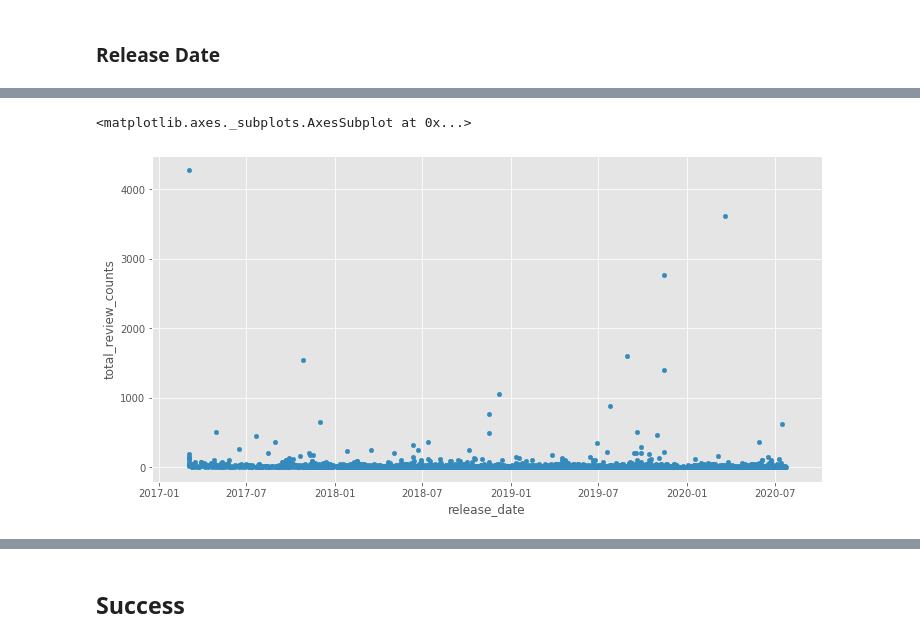
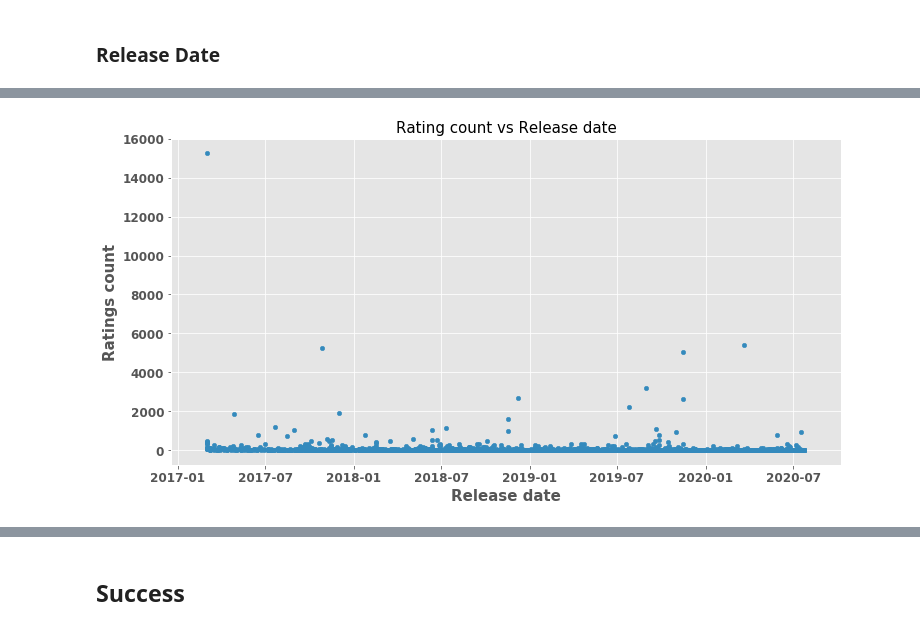
Before and after one commit to xiaogangzhu/web_scraping-project, a Jupyter notebook: switchgame_analysis.ipynb, the cells around one changed output, grey strips where cells are left out. Cells and saved outputs as stored; diff of their text form; code cells hidden in the pictures.

```diff
--- a/switchgame_analysis.ipynb
+++ b/switchgame_analysis.ipynb
@@ -443,5 +452,10 @@ df.plot.scatter(x='release_date',y='rating_count',figsize=(12,6))
-# %%
-df.plot.scatter(x='release_date',y='total_review_counts',figsize=(12,6))
-# %% [output]
-<matplotlib.axes._subplots.AxesSubplot at 0x...>
-[figure, removed]
+# %%
+df.plot.scatter(x='release_date',y='rating_count',figsize=(12,6))
+plt.xlabel('Release date',fontweight='bold',fontsize=15)
+plt.ylabel('Ratings count',fontweight='bold',fontsize=15)
+plt.xticks(fontweight='bold',fontsize=12)
+plt.yticks(fontweight='bold',fontsize=12)
+plt.title('Rating count vs Release date',fontsize=15)
+plt.savefig('date_ratingcount.png',bbox_inches = 'tight')
+# %% [output]
+[figure, added]
```
Also changed, not shown: parts of 26 cells of this notebook, 1 other file.
